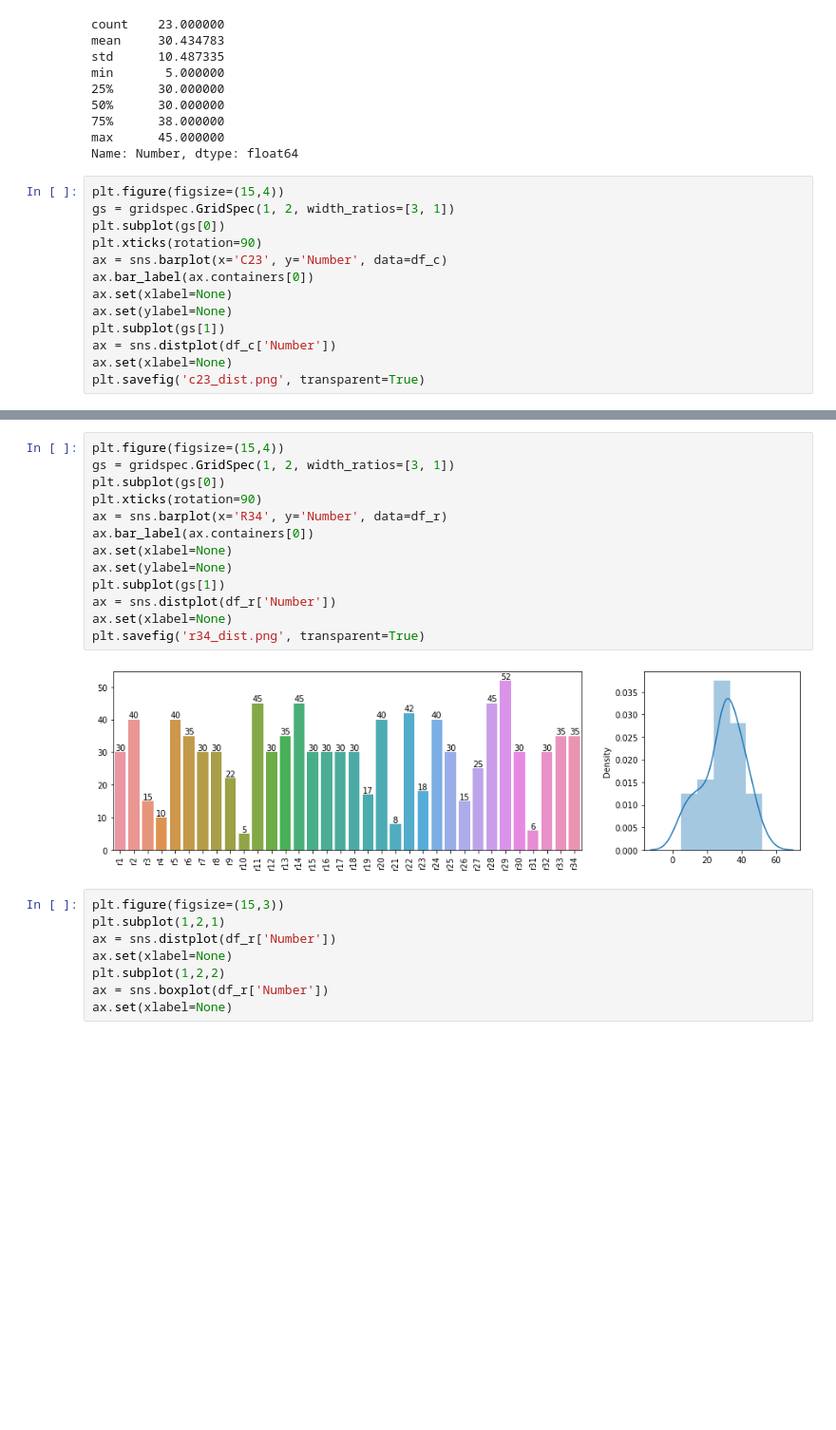
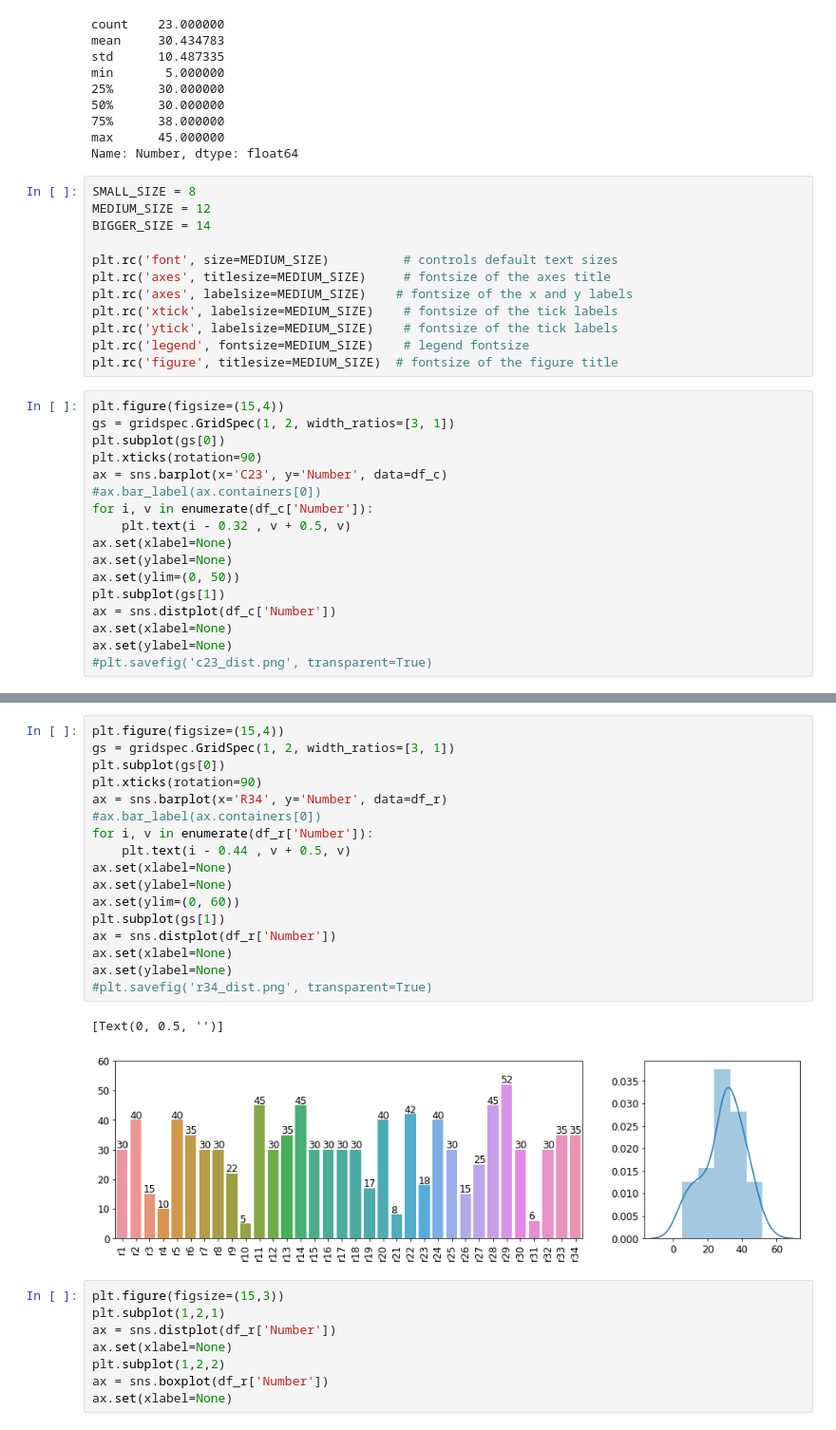
Before and after one commit to hopemini/data_processing, a Jupyter notebook: test_dataset/test_dataset.ipynb, the cells around one changed output, grey strips where cells are left out. Shown at 95% size. Cells and saved outputs as stored; diff of their text form; blank space fills up the shorter version.

```diff
--- a/test_dataset/test_dataset.ipynb
+++ b/test_dataset/test_dataset.ipynb
@@ -28,17 +28,33 @@ min       5.000000
 75%      38.000000
 max      45.000000
 Name: Number, dtype: float64
+# %%
+SMALL_SIZE = 8
+MEDIUM_SIZE = 12
+BIGGER_SIZE = 14
+
+plt.rc('font', size=MEDIUM_SIZE)          # controls default text sizes
+plt.rc('axes', titlesize=MEDIUM_SIZE)     # fontsize of the axes title
+plt.rc('axes', labelsize=MEDIUM_SIZE)    # fontsize of the x and y labels
+plt.rc('xtick', labelsize=MEDIUM_SIZE)    # fontsize of the tick labels
+plt.rc('ytick', labelsize=MEDIUM_SIZE)    # fontsize of the tick labels
+plt.rc('legend', fontsize=MEDIUM_SIZE)    # legend fontsize
+plt.rc('figure', titlesize=MEDIUM_SIZE)  # fontsize of the figure title
 # %%
 plt.figure(figsize=(15,4))
 gs = gridspec.GridSpec(1, 2, width_ratios=[3, 1])
 plt.subplot(gs[0])
 plt.xticks(rotation=90)
 ax = sns.barplot(x='C23', y='Number', data=df_c)
-ax.bar_label(ax.containers[0])
+#ax.bar_label(ax.containers[0])
+for i, v in enumerate(df_c['Number']):
+    plt.text(i - 0.32 , v + 0.5, v)
 ax.set(xlabel=None)
 ax.set(ylabel=None)
+ax.set(ylim=(0, 50))
 plt.subplot(gs[1])
 ax = sns.distplot(df_c['Number'])
 ax.set(xlabel=None)
-plt.savefig('c23_dist.png', transparent=True)
+ax.set(ylabel=None)
+#plt.savefig('c23_dist.png', transparent=True)
 # %% [output]
@@ -57,18 +74,23 @@ ax.set(xlabel=None)
 # %%
 plt.figure(figsize=(15,4))
 gs = gridspec.GridSpec(1, 2, width_ratios=[3, 1])
 plt.subplot(gs[0])
 plt.xticks(rotation=90)
 ax = sns.barplot(x='R34', y='Number', data=df_r)
-ax.bar_label(ax.containers[0])
+#ax.bar_label(ax.containers[0])
+for i, v in enumerate(df_r['Number']):
+    plt.text(i - 0.44 , v + 0.5, v)
 ax.set(xlabel=None)
 ax.set(ylabel=None)
+ax.set(ylim=(0, 60))
 plt.subplot(gs[1])
 ax = sns.distplot(df_r['Number'])
 ax.set(xlabel=None)
-plt.savefig('r34_dist.png', transparent=True)
+ax.set(ylabel=None)
+#plt.savefig('r34_dist.png', transparent=True)
 # %% [output]
+[Text(0, 0.5, '')]
-[figure, old version]
+[figure, new version]
 # %%
 plt.figure(figsize=(15,3))
 plt.subplot(1,2,1)
```
Also changed, not shown: parts of 3 cells of this notebook.
